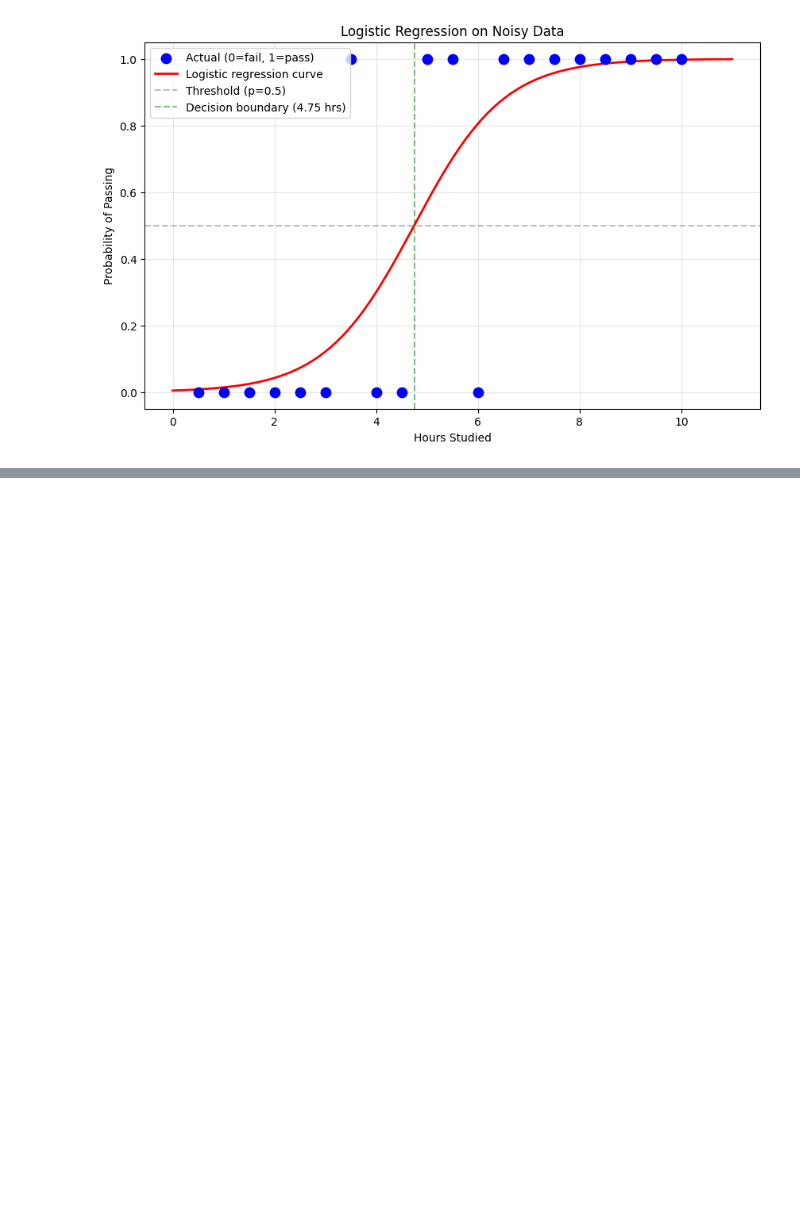
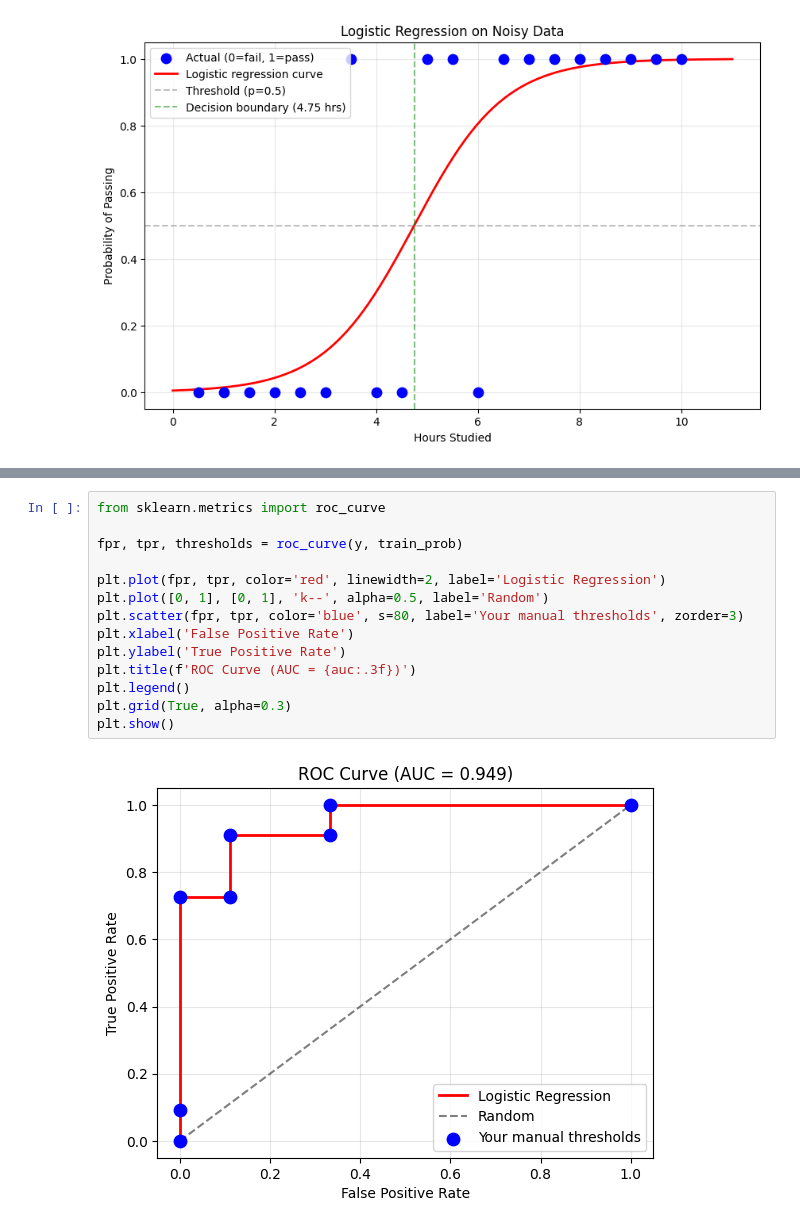
Before and after one commit to NitinChoudhari/ml-deep-dive, a Jupyter notebook: 06-logistic-regression/logistic_regression_noisy_data.ipynb, the cells around one changed output, grey strips where cells are left out. Saved outputs shown, nothing was run; the diff lists cells and outputs as text; blank space fills up the shorter version.

```diff
--- a/06-logistic-regression/logistic_regression_noisy_data.ipynb
+++ b/06-logistic-regression/logistic_regression_noisy_data.ipynb
@@ -123,0 +187,16 @@ plt.show()
+# %%
+from sklearn.metrics import roc_curve
+
+fpr, tpr, thresholds = roc_curve(y, train_prob)
+
+plt.plot(fpr, tpr, color='red', linewidth=2, label='Logistic Regression')
+plt.plot([0, 1], [0, 1], 'k--', alpha=0.5, label='Random')
+plt.scatter(fpr, tpr, color='blue', s=80, label='Your manual thresholds', zorder=3)
+plt.xlabel('False Positive Rate')
+plt.ylabel('True Positive Rate')
+plt.title(f'ROC Curve (AUC = {auc:.3f})')
+plt.legend()
+plt.grid(True, alpha=0.3)
+plt.show()
+# %% [output]
+[figure, added]
```
Also changed, not shown: parts of 4 cells of this notebook, 2 other files.
